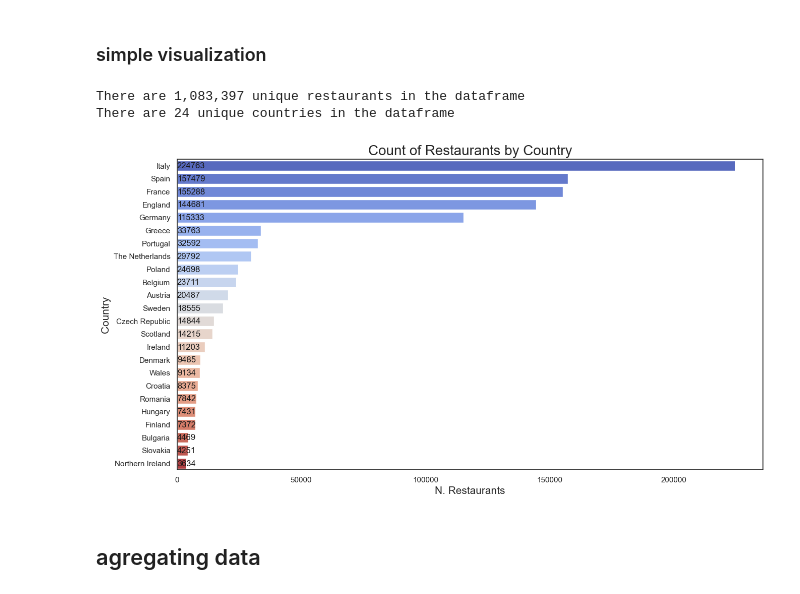
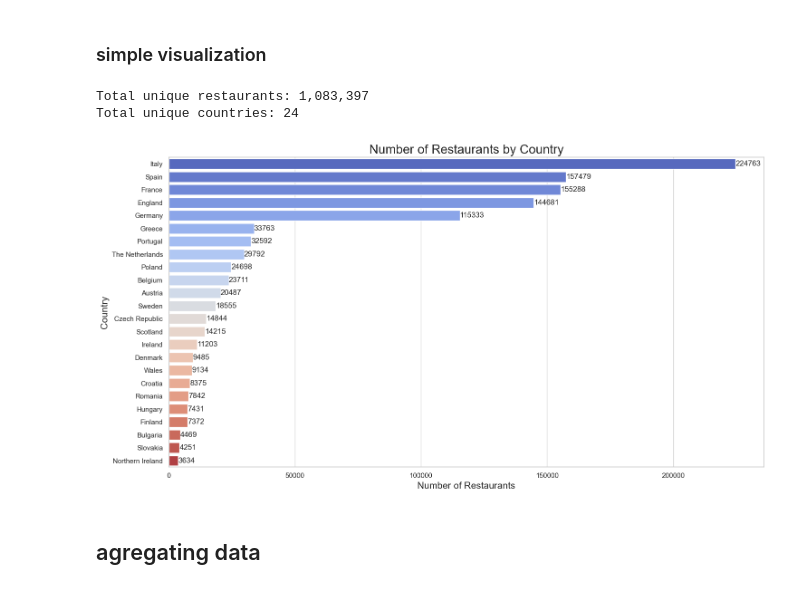
Before and after one commit to psychologydatascience-netizen/Tripadvisor-ML-project-03.2026-, a Jupyter notebook: notebooks/01_eda.ipynb, the cells around one changed output. Cells and saved outputs as stored; diff of their text form; code cells hidden in the pictures.

```diff
--- a/notebooks/01_eda.ipynb
+++ b/notebooks/01_eda.ipynb
@@ -197,37 +247,55 @@ only this row - no other to copy the name from
 # %% [markdown]
 ### simple visualization
 # %%
-# converting the price values '€', '€€-€€€', and '€€€€' into three categories (low, medium, high)
-mapping = {'€': 'low', '€€-€€€': 'medium', '€€€€': 'high'}
-df['price_level_cat'] = df['price_level'].map(mapping)
-# taking only the first type of cuisine in the records that includes multiple cuisine values
+# --- Map price levels to categories ---
+price_mapping = {
+    '€': 'low',
+    '€€-€€€': 'medium',
+    '€€€€': 'high'
+}
+df['price_level_cat'] = df['price_level'].map(price_mapping)
+
+# --- Extract only the first cuisine for multi-cuisine entries ---
 df['first_cuisine'] = df['cuisines'].str.split(',', n=1).str[0]
 
-print(f'There are {df.restaurant_link.nunique():,} unique restaurants in the dataframe')
-print(f'There are {df.country.nunique()} unique countries in the dataframe')
-
-# Count of restaurant countries
-sns.set(style='white')
-
-countries_count = df.country.value_counts()
-
-plt.figure(figsize=(15, 8))
-plt.title('Count of Restaurants by Country', size=20)
-ax = sns.barplot(
-    x=countries_count.values,
-    y=countries_count.index,
-    hue=countries_count.index,
-    palette='coolwarm',
-    legend=False
-)
-plt.xlabel('N. Restaurants', size=15)
-plt.ylabel('Country', size=15)
-for i, v in enumerate(countries_count.values):
-    plt.text(x=40, y=i+0.2, s=v, color='k', fontsize=12)
-plt.show()
+# --- Summary info ---
+num_restaurants = df['restaurant_link'].nunique()
+num_countries = df['country'].nunique()
+print(f'Total unique restaurants: {num_restaurants:,}')
+print(f'Total unique countries: {num_countries}')
 # %% [output]
-There are 1,083,397 unique restaurants in the dataframe
-There are 24 unique countries in the dataframe
+Total unique restaurants: 1,083,397
+Total unique countries: 24
-[figure, removed]
+# %%
+
+# --- Count restaurants per country ---
+countries_count = df['country'].value_counts()
+
+# --- Plot settings ---
+sns.set_style('whitegrid')
+plt.figure(figsize=(15, 8))
+plt.title('Number of Restaurants by Country', fontsize=20)
+
+# --- Horizontal barplot with palette mapped to countries ---
+ax = sns.barplot(
+    y=countries_count.index,
+    x=countries_count.values,
+    hue=countries_count.index,  # map palette to countries
+    palette='coolwarm',
+    dodge=False,
+    legend=False  # hide legend since hue is only for colors
+)
+
+# --- Annotate counts on bars ---
+for i, value in enumerate(countries_count.values):
+    ax.text(value + 2, i, str(value), va='center', fontsize=12)
+
+# --- Axis labels ---
+plt.xlabel('Number of Restaurants', fontsize=15)
+plt.ylabel('Country', fontsize=15)
+plt.tight_layout()
+plt.show()
+# %% [output]
+[figure, added]
 # %% [markdown]
 ## agregating data
```
Also changed, not shown: parts of 7 cells of this notebook.
